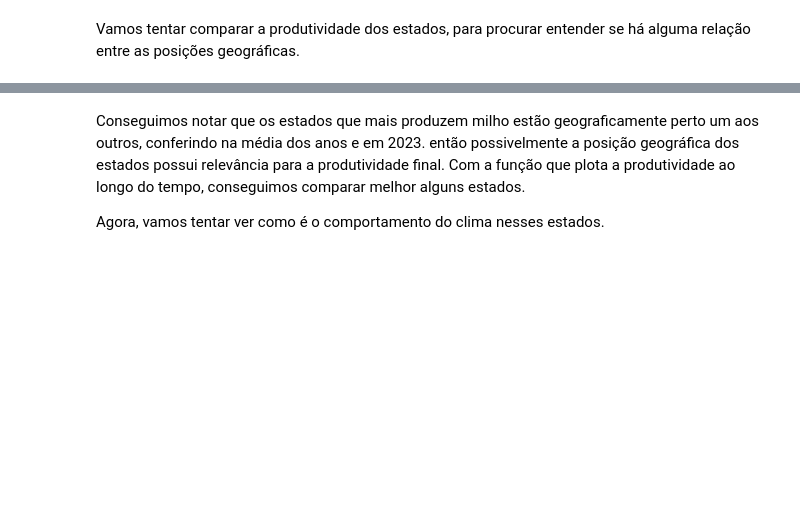
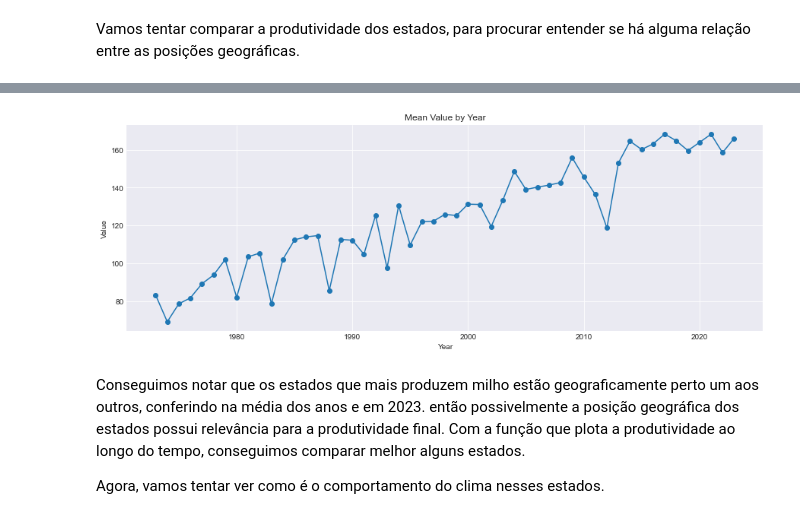
Before and after one commit to ramalhogs/Modelagem-Estat-stica, a Jupyter notebook: src/data_analysis/analysis.ipynb, the cells around one changed output, grey strips where cells are left out. Cells and saved outputs as stored; diff of their text form; code cells hidden in the pictures; blank space fills up the shorter version.

```diff
--- a/src/data_analysis/analysis.ipynb
+++ b/src/data_analysis/analysis.ipynb
@@ -87,3 +87,21 @@ plt.show()
+# %%
+#df_2 is df without column 'State'
+df_2 = df.drop(columns='State')
+
+
+df_mean = df_2.groupby('ano').mean().reset_index()  # Supondo que 'ano' agora é corretamente numérico
+anos = np.array(df_mean['ano'])
+valores = np.array(df_mean['Value'])
+
+plt.figure(figsize=(15, 5))
+plt.plot(anos, valores, marker='o')  # Uso direto de arrays NumPy
+plt.title('Mean Value by Year')
+plt.xlabel('Year')
+plt.ylabel('Value')
+plt.grid(True)
+plt.show()
+# %% [output]
+[figure, added]
 # %% [markdown]
 Conseguimos notar que os estados que mais produzem milho estão geograficamente perto um aos outros, conferindo na média dos anos e em 2023. então possivelmente a posição geográfica dos estados possui relevância para a produtividade final. Com a função que plota a produtividade ao longo do tempo, conseguimos comparar melhor alguns estados.
 
```
Also changed, not shown: parts of 2 cells of this notebook.
